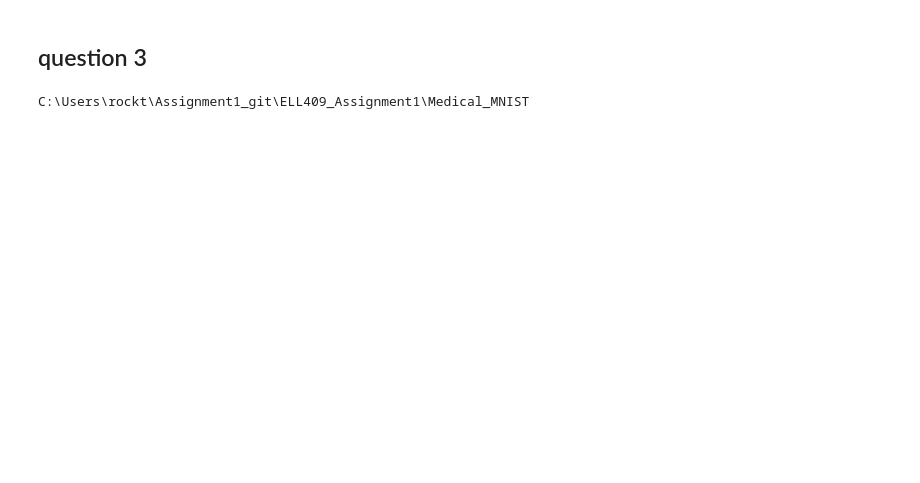
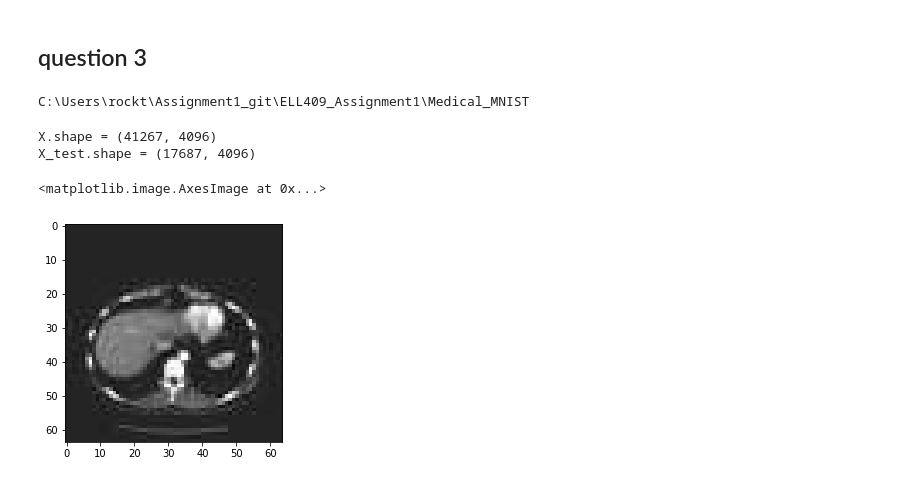
Before and after one commit to varundesai10/ELL409_Assignment1, a Jupyter notebook: NAIVE_CLASSIFIER.ipynb, the cells around one changed output. Drawn from its saved outputs; the diff is of its cells as text; code cells hidden in the pictures; blank space fills up the shorter version.

```diff
--- a/NAIVE_CLASSIFIER.ipynb
+++ b/NAIVE_CLASSIFIER.ipynb
@@ -286,3 +270,55 @@ print(os.path.abspath(IMAGE_PATH))
 n_components = 20
 # %% [output]
 C:\Users\rockt\Assignment1_git\ELL409_Assignment1\Medical_MNIST
+# %%
+#data_loader
+#!DEL *.npz
+from tqdm import tqdm
+split = 0.7 #using 70:30 split, random each time
+def data_loader():
+    X = []
+    Y = []
+    X_test = []
+    Y_test = []
+
+    i = 0
+    for folder in os.listdir(os.path.abspath(IMAGE_PATH)):
+        IMAGE_DIR = os.path.join(IMAGE_PATH, folder)
+        print("Reading" + IMAGE_DIR)
+        files = os.listdir(IMAGE_DIR)
+        random.shuffle(files)
+        j=0
+        for file in tqdm(files):
+            if j < int(len(files)*split):
+                X.append((np.asarray(Image.open(os.path.join(IMAGE_DIR, file)))).reshape(-1))
+                Y.append(i)
+            else:
+                X_test.append((np.asarray(Image.open(os.path.join(IMAGE_DIR, file)))).reshape(-1))
+                Y_test.append(i)
+            j += 1
+
+        i += 1
+    print('Completed Loading Data. Saving as np file so that can directy load array nexttime')
+    np.savez('q3data.npz', X = np.array(X), Y = np.array(Y), X_test=X_test, Y_test = Y_test)
+    return np.array(X), np.array(Y), np.array(X_test), np.array(Y_test)
+
+if 'q3data.npz' in os.listdir('./'):
+    zfile = np.load('q3data.npz')
+    X = zfile['X']
+    Y = zfile['Y']
+    X_test = zfile['X_test']
+    Y_test = zfile['Y_test']
+else:
+    X, Y, X_test, Y_test = data_loader()
+# %%
+print(f'X.shape = {X.shape}') #oof!
+print(f'X_test.shape = {X_test.shape}')
+# %% [output]
+X.shape = (41267, 4096)
+X_test.shape = (17687, 4096)
+# %%
+#Visualizing the images.
+plt.imshow(X[0].reshape(64, -1), cmap='gray')
+# %% [output]
+<matplotlib.image.AxesImage at 0x...>
+[figure, added]
```
Also changed, not shown: parts of 35 cells of this notebook, 1 other file.
